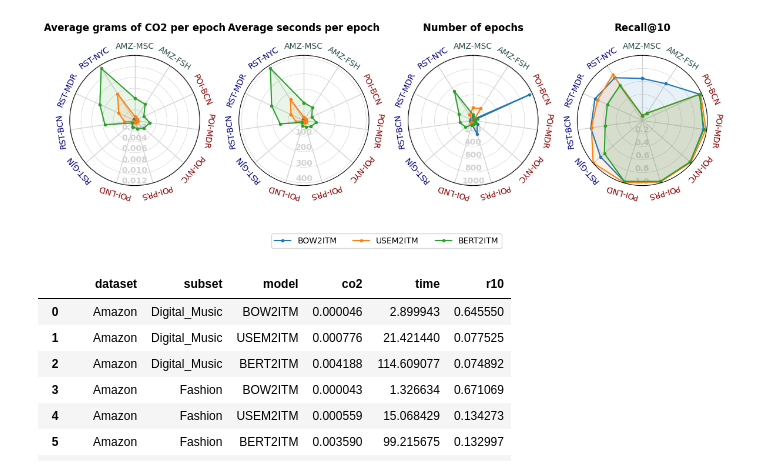
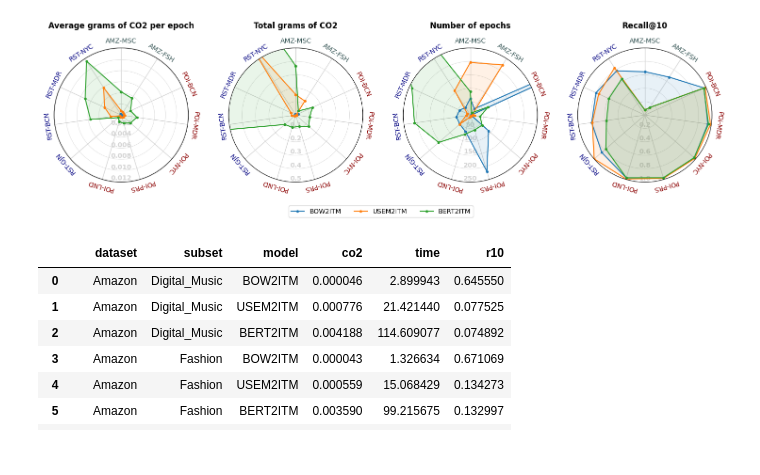
Before and after one commit to pablo-pnunez/TAVtext, a Jupyter notebook: Emissions.ipynb, the cells around one changed output. Drawn from its saved outputs; the diff is of its cells as text; code cells hidden in the pictures.

Commit message:
Gráficas de emissions

```diff
--- a/Emissions.ipynb
+++ b/Emissions.ipynb
@@ -169,11 +169,12 @@ datasets = [rnm[d]+rnm[s] for d in dataset_emissions.keys() for s in dataset_emi
 # Crear un dataframe con los datos necesarios
 plot_data = [ (d, s, m,
                np.diff(dataset_emissions[d][s][m]["co2"], prepend=0).mean(),
+               dataset_emissions[d][s][m]["co2"].max(),
                np.diff(dataset_emissions[d][s][m]["time"], prepend=0).mean(),
                len(dataset_emissions[d][s][m]["time"]),
                dataset_emissions[d][s][m]["r10"].max())
              for d in dataset_emissions.keys() for s in dataset_emissions[d].keys() for m in dataset_emissions[d][s].keys()]
-plot_data = pd.DataFrame(plot_data, columns=["dataset", "subset", "model", "co2", "time", "epochs", "r10"])
+plot_data = pd.DataFrame(plot_data, columns=["dataset", "subset", "model", "co2", "total_co2", "time", "epochs", "r10"])
 #plot_data["co2"] = plot_data["co2"]*100
 
 # Añadir el primer valor al final para cerrar el ciclo
@@ -202,7 +203,7 @@ def plot_radial_data(axis, models, plot_data, column, title="CO2", max_y=None, f
 n_random_items = len(datasets)
 
 # Crear los dos gráficos radiales (polar plots)
-fig, axs = plt.subplots(1, 4, subplot_kw=dict(polar=True), figsize=(14,8))
+fig, axs = plt.subplots(1, 4, subplot_kw=dict(polar=True), figsize=(18,8))
 
 # Ajustar el espacio horizontal entre los gráficos
 fig.subplots_adjust(wspace=0.3, top=0.85, bottom=0.15)
@@ -217,36 +218,38 @@ for ax in axs:
     ax.yaxis.grid(linewidth=0.5, color="lightgrey")
 
     plt.gcf().canvas.draw()
     angles = np.linspace(0, -2*np.pi, len(ax.get_xticklabels()) + 1)
     angles = np.rad2deg(angles[:-1])
     labels = []
     for label, angle in zip(ax.get_xticklabels(), angles):
         x, y = label.get_position()
         dataset_text = label.get_text()
         dataset_color = "darkred" if "POI" in dataset_text else "navy" if "RST" in dataset_text else "darkslategray"
         # Ajustar la posición de las etiquetas y rotarlas para que formen 90 grados con el radio
         if angle >= 90 and angle <= 270: rotation_angle = angle  - 180
         else: rotation_angle = angle
         lab = ax.text(x, y + 0.035, dataset_text, transform=label.get_transform(), ha='center', va='center', rotation=rotation_angle, color=dataset_color)
         labels.append(lab)
     ax.set_xticklabels([])
 
 # Gráfico para CO2
 plot_radial_data(axs[0], modelos, plot_data, fmt='{:.3f}', column="co2", title="Average grams of CO2 per epoch")
 # Gráfico para time
-plot_radial_data(axs[1], modelos, plot_data, fmt='{:.0f}', column="time", title="Average seconds per epoch")
+#plot_radial_data(axs[1], modelos, plot_data, fmt='{:.0f}', column="time", title="Average seconds per epoch")
+# Gráfico para time
+plot_radial_data(axs[1], modelos, plot_data, fmt='{:.1f}', max_y=0.5, column="total_co2", title="Total grams of CO2")
 # Gráfico para epochs
-plot_radial_data(axs[2], modelos, plot_data, fmt='{:.0f}', column="epochs", title="Number of epochs")
+plot_radial_data(axs[2], modelos, plot_data, fmt='{:.0f}', max_y=250, column="epochs", title="Number of epochs")
 # Gráfico para R10
 plot_radial_data(axs[3], modelos, plot_data, fmt='{:.1f}',max_y=1, column="r10", title="Recall@10")
 
 # Añadir una sola leyenda en el centro abajo
 lines, labels = axs[0].get_legend_handles_labels()
 fig.legend(lines, labels, loc='lower center', bbox_to_anchor=(0.51, 0.22), ncol=3)
 
 plt.show()
 # %% [output]
-[figure, old version]
+[figure, new version]
 # %%
 plot_data
 # %% [output]
```
Also changed, not shown: 2 other files.
